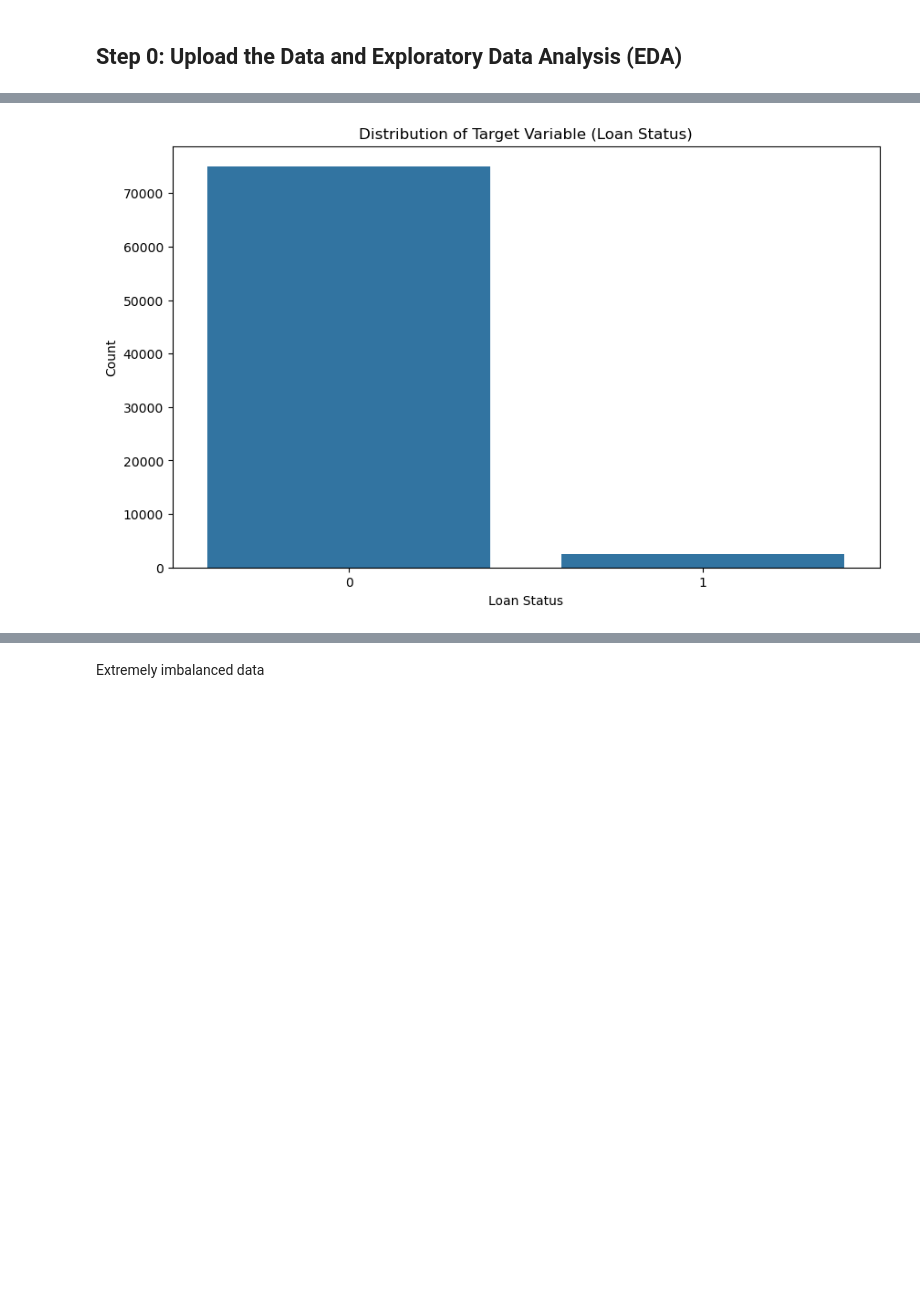
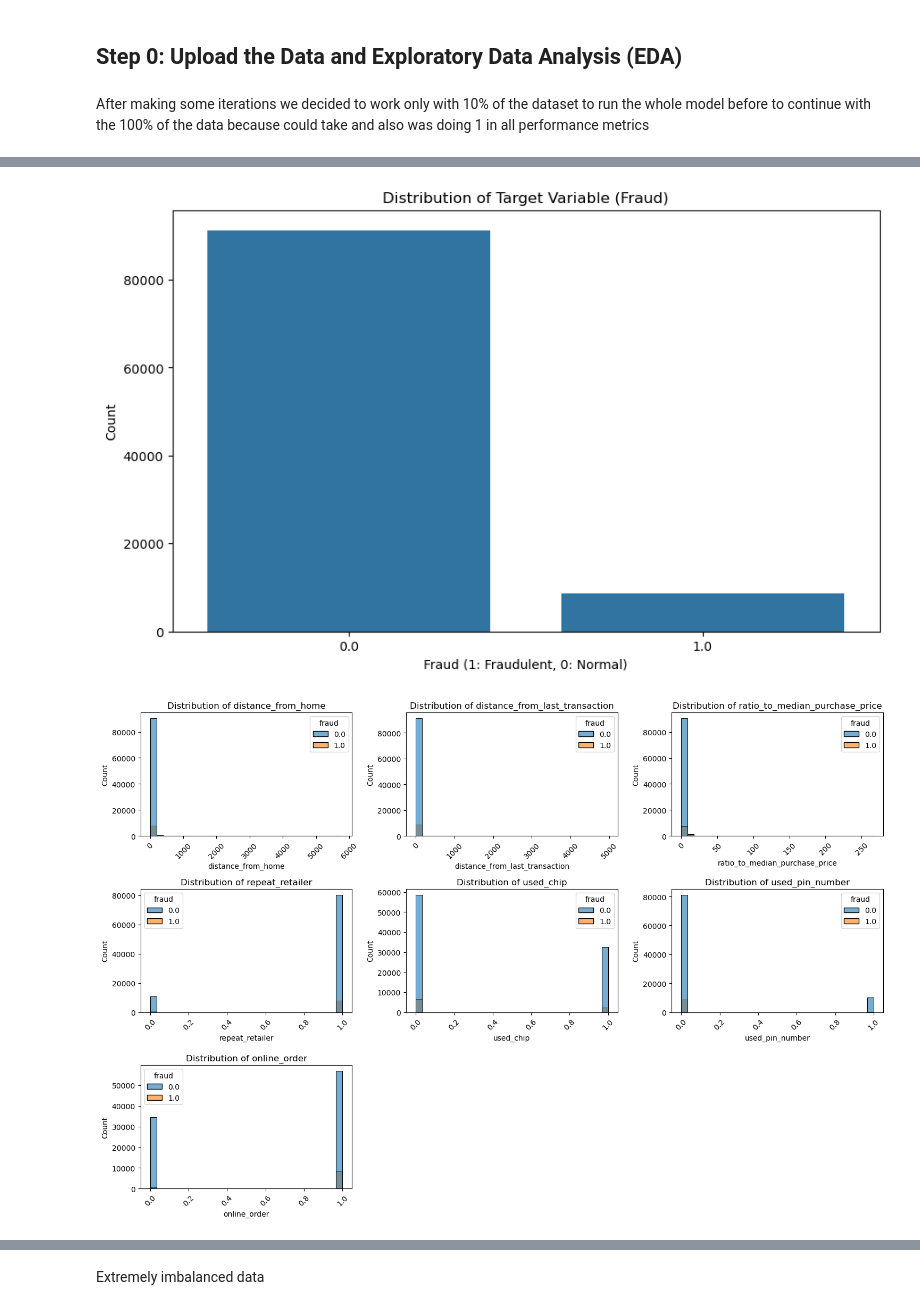
Before and after one commit to darlingoscanoa/finance-antifraud-ml-classification-model-comparison, a Jupyter notebook: ProjectAssignment6_Comparative Analysis of Fraud Detection Models.ipynb, the cells around one changed output, grey strips where cells are left out. Cells and saved outputs as stored; diff of their text form; code cells hidden in the pictures; blank space fills up the shorter version.

Commit message:
Update the notebook with feature importance analysis

```diff
--- a/ProjectAssignment6_Comparative Analysis of Fraud Detection Models.ipynb
+++ b/ProjectAssignment6_Comparative Analysis of Fraud Detection Models.ipynb
@@ -12,7 +12,7 @@ from sklearn.metrics import precision_recall_curve
 from sklearn.metrics import auc as pr_auc
 
 # Load the dataset
-url = 'https://raw.githubusercontent.com/Mun-Min/Credit_Risk_Classification/main/Resources/lending_data.csv?raw=true'
+url = 'https://raw.githubusercontent.com/marhcouto/fraud-detection/master/data/card_transdata.csv?raw=true'
 data = pd.read_csv(url)
 
 # Print the top and bottom 5 rows
@@ -96,30 +97,73 @@ import matplotlib.pyplot as plt
 # %% [markdown]
 ## **Step 0: Upload the Data and Exploratory Data Analysis (EDA)**
+# %% [markdown]
+After making some iterations we decided to work only with 10% of the dataset to run the whole model before to continue with the 100% of the data because could take and also was doing 1 in all performance metrics
 # %%
 print("Step 0: Data Loading and EDA")
 
-def load_and_explore_data(url):
-    """Load data and perform initial exploratory analysis"""
+def load_and_explore_data(url, sample_fraction=0.1):
+    """Load data and perform initial exploratory analysis with stratified sampling"""
     df = pd.read_csv(url)
-    return df
+
+    # Split the data into features and target
+    X = df.drop(columns=['fraud'])  # Assuming 'fraud' is the target column
+    y = df['fraud']
+
+    # Perform stratified sampling
+    X_sampled, _, y_sampled, _ = train_test_split(X, y, test_size=1-sample_fraction, stratify=y, random_state=42)
+
+    # Combine sampled features and target back into a single DataFrame
+    df_sampled = pd.concat([X_sampled, y_sampled], axis=1)
+    return df_sampled
 
 # Load the dataset
-url = "https://raw.githubusercontent.com/Mun-Min/Credit_Risk_Classification/main/Resources/lending_data.csv?raw=true"
-df = load_and_explore_data(url)
+url = "https://raw.githubusercontent.com/marhcouto/fraud-detection/master/data/card_transdata.csv?raw=true"
+df = load_and_explore_data(url, sample_fraction=0.1)  # Adjust the fraction here
 
+# Basic dataset information
 print("Dataset shape:", df.shape)
+print("\nColumns in dataset:")
+print(df.columns.tolist())
 print("\nFirst few rows:")
 print(df.head())
+print("\nData types:")
+print(df.dtypes)
 print("\nMissing values:")
 print(df.isnull().sum())
+print("\nSummary statistics:")
+print(df.describe())
 
 # Visualize target distribution
 plt.figure(figsize=(10, 6))
-target_dist = df['loan_status'].value_counts()
+target_dist = df['fraud'].value_counts()
 sns.barplot(x=target_dist.index, y=target_dist.values)
-plt.title('Distribution of Target Variable (Loan Status)')
-plt.xlabel('Loan Status')
+plt.title('Distribution of Target Variable (Fraud)')
+plt.xlabel('Fraud (1: Fraudulent, 0: Normal)')
 plt.ylabel('Count')
 plt.show()
+
+# Additional visualizations for feature distributions
+plt.figure(figsize=(15, 10))
+
+# Plot histograms for numerical features
+features_to_plot = ['distance_from_home', 'distance_from_last_transaction',
+                    'ratio_to_median_purchase_price', 'repeat_retailer',
+                    'used_chip', 'used_pin_number', 'online_order']
+
+for idx, feature in enumerate(features_to_plot, 1):
+    plt.subplot(3, 3, idx)
+    sns.histplot(data=df, x=feature, hue='fraud', bins=30, alpha=0.6)
+    plt.title(f'Distribution of {feature}')
+    plt.xticks(rotation=45)
+
+plt.tight_layout()
+plt.show()
+
+# Correlation matrix
+plt.figure(figsize=(10, 8))
+sns.heatmap(df.corr(), annot=True, cmap='coolwarm', center=0)
+plt.title('Correlation Matrix')
+plt.tight_layout()
+plt.show()
 # %% [output]
 Step 0: Data Loading and EDA
@@ -142 +186,2 @@ dtype: int64
-[figure, old version]
+[figure, new version]
+[figure, added]
```
Also changed, not shown: parts of 23 cells of this notebook.
